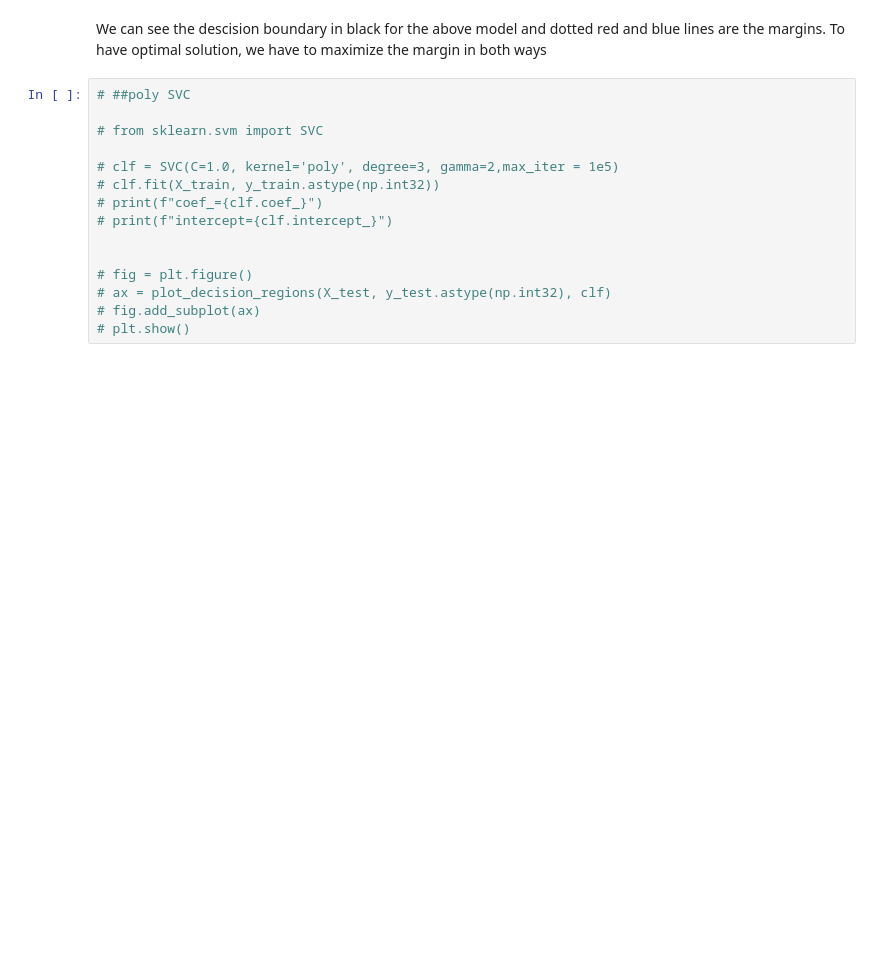
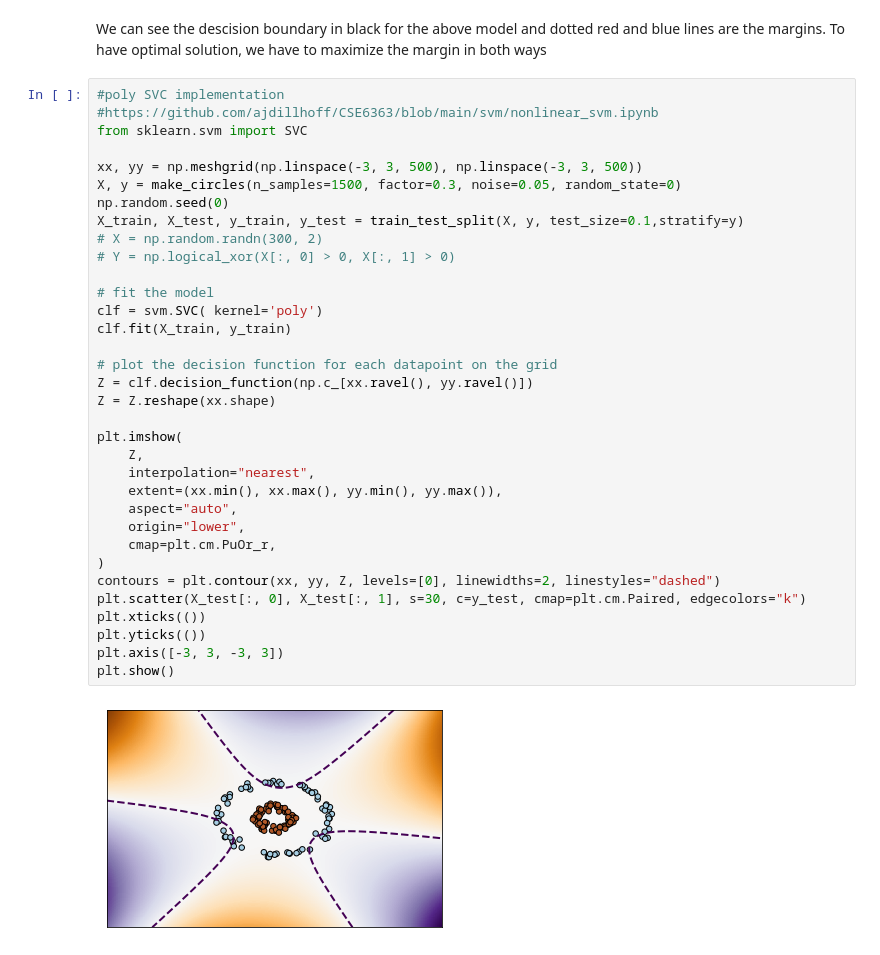
Before and after one commit to nssn96/ML_Neural-networks, a Jupyter notebook: ML_SVM.ipynb, the cells around one changed output. Drawn from its saved outputs; the diff is of its cells as text; blank space fills up the shorter version.

```diff
--- a/ML_SVM.ipynb
+++ b/ML_SVM.ipynb
@@ -398,21 +424,42 @@ Model test score: 1.0
 # %% [markdown]
 We can see the descision boundary in black for the above model and dotted red and blue lines are the margins.
 To have optimal solution, we have to maximize the margin in both ways
-# %%
-# ##poly SVC
-
-# from sklearn.svm import SVC
-
-# clf = SVC(C=1.0, kernel='poly', degree=3, gamma=2,max_iter = 1e5)
-# clf.fit(X_train, y_train.astype(np.int32))
-# print(f"coef_={clf.coef_}")
-# print(f"intercept={clf.intercept_}")
-
-
-# fig = plt.figure()
-# ax = plot_decision_regions(X_test, y_test.astype(np.int32), clf)
-# fig.add_subplot(ax)
-# plt.show()
+# %%
+#poly SVC implementation
+#https://github.com/ajdillhoff/CSE6363/blob/main/svm/nonlinear_svm.ipynb
+from sklearn.svm import SVC
+
+xx, yy = np.meshgrid(np.linspace(-3, 3, 500), np.linspace(-3, 3, 500))
+X, y = make_circles(n_samples=1500, factor=0.3, noise=0.05, random_state=0)
+np.random.seed(0)
+X_train, X_test, y_train, y_test = train_test_split(X, y, test_size=0.1,stratify=y)
+# X = np.random.randn(300, 2)
+# Y = np.logical_xor(X[:, 0] > 0, X[:, 1] > 0)
+
+# fit the model
+clf = svm.SVC( kernel='poly')
+clf.fit(X_train, y_train)
+
+# plot the decision function for each datapoint on the grid
+Z = clf.decision_function(np.c_[xx.ravel(), yy.ravel()])
+Z = Z.reshape(xx.shape)
+
+plt.imshow(
+    Z,
+    interpolation="nearest",
+    extent=(xx.min(), xx.max(), yy.min(), yy.max()),
+    aspect="auto",
+    origin="lower",
+    cmap=plt.cm.PuOr_r,
+)
+contours = plt.contour(xx, yy, Z, levels=[0], linewidths=2, linestyles="dashed")
+plt.scatter(X_test[:, 0], X_test[:, 1], s=30, c=y_test, cmap=plt.cm.Paired, edgecolors="k")
+plt.xticks(())
+plt.yticks(())
+plt.axis([-3, 3, -3, 3])
+plt.show()
+# %% [output]
+[figure, added]
 # %%
 
 #This is the class for SVM model that classifies one label class from other label classes
```
Also changed, not shown: parts of 11 cells of this notebook.
